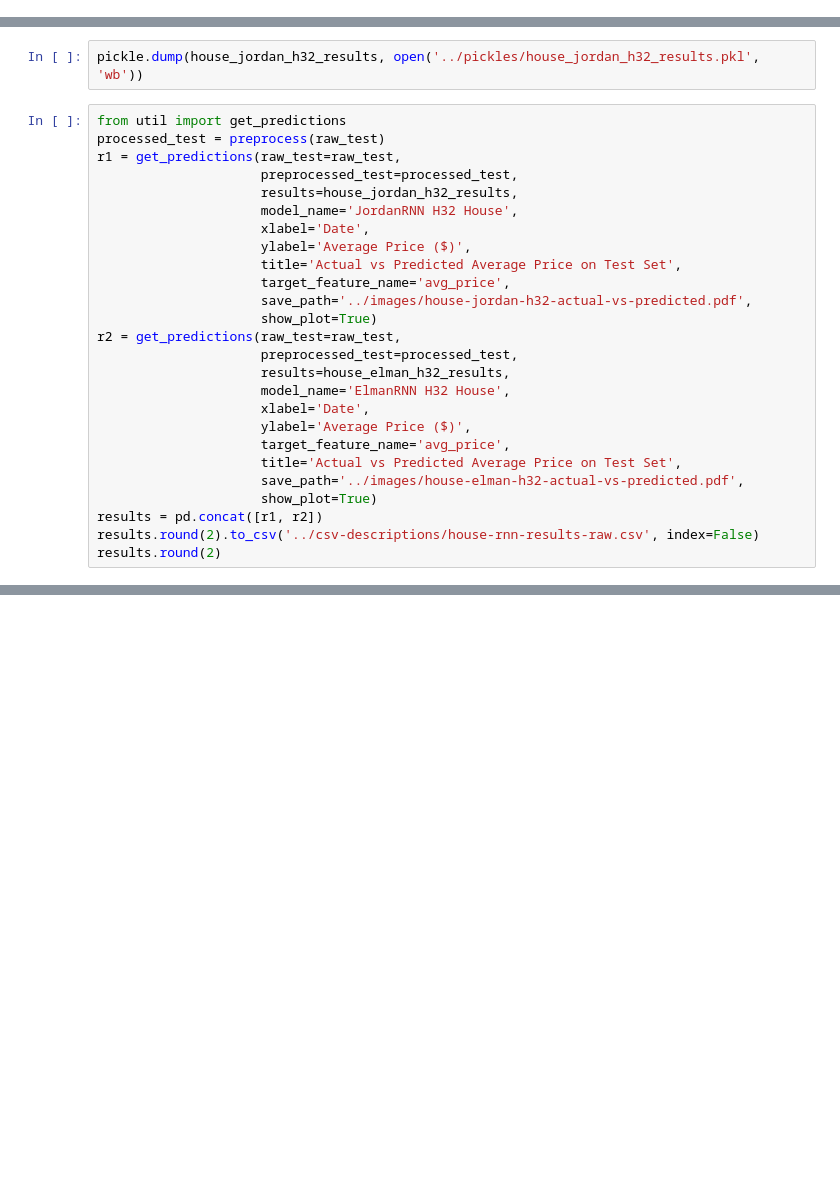
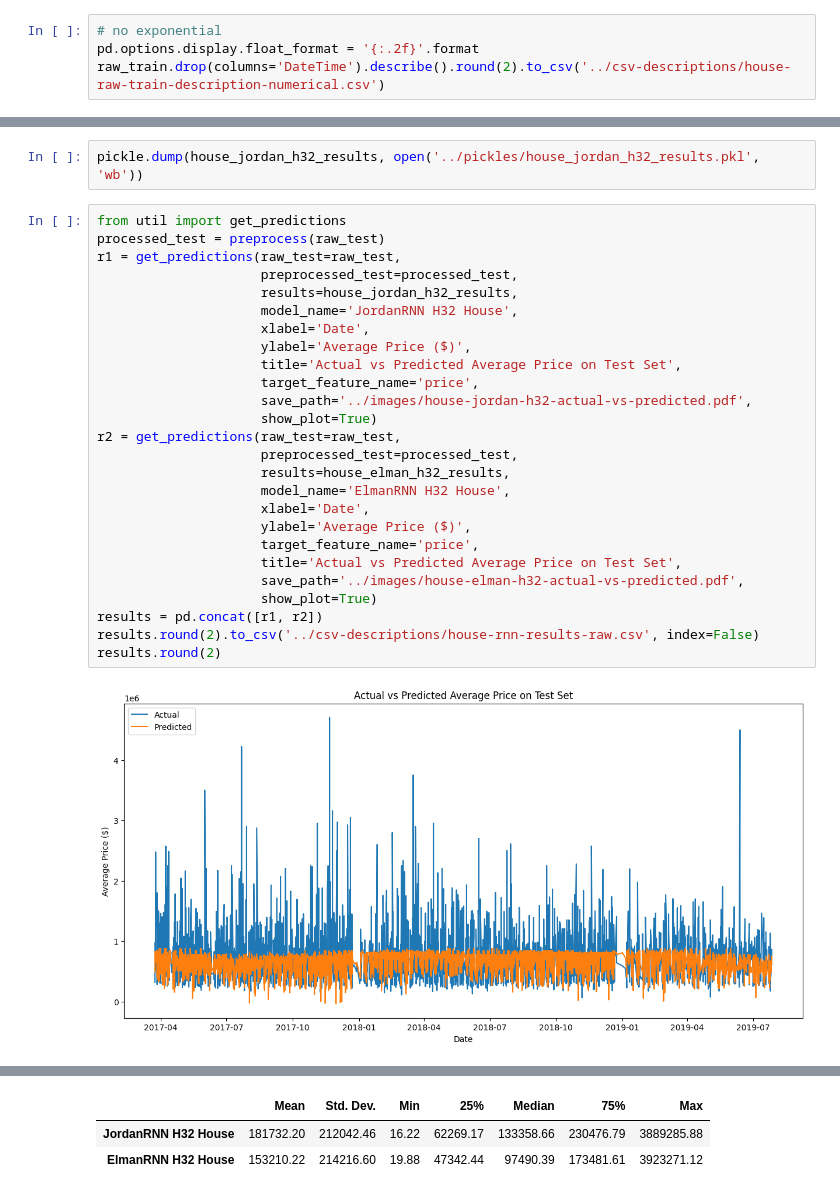
Before and after one commit to chrisjohnklopper/Machine-Learning-Assignment-3, a Jupyter notebook: notebooks/house.ipynb, the cells around one changed output, grey strips where cells are left out. Saved outputs shown, nothing was run; the diff lists cells and outputs as text; blank space fills up the shorter version.

```diff
--- a/notebooks/house.ipynb
+++ b/notebooks/house.ipynb
@@ -39,3 +41,7 @@ preprocessed_test = preprocess(raw_test)
+# %%
+# no exponential
+pd.options.display.float_format = '{:.2f}'.format
+raw_train.drop(columns='DateTime').describe().round(2).to_csv('../csv-descriptions/house-raw-train-description-numerical.csv')
 # %%
 from util import training, ElmanRNN
 
@@ -353,26 +414,28 @@ pickle.dump(house_jordan_h32_results, open('../pickles/house_jordan_h32_results.
 # %%
 from util import get_predictions
 processed_test = preprocess(raw_test)
 r1 = get_predictions(raw_test=raw_test,
                      preprocessed_test=processed_test,
                      results=house_jordan_h32_results,
                      model_name='JordanRNN H32 House',
                      xlabel='Date',
                      ylabel='Average Price ($)',
                      title='Actual vs Predicted Average Price on Test Set',
-                     target_feature_name='avg_price',
+                     target_feature_name='price',
                      save_path='../images/house-jordan-h32-actual-vs-predicted.pdf',
                      show_plot=True)
 r2 = get_predictions(raw_test=raw_test,
                      preprocessed_test=processed_test,
                      results=house_elman_h32_results,
                      model_name='ElmanRNN H32 House',
                      xlabel='Date',
                      ylabel='Average Price ($)',
-                     target_feature_name='avg_price',
+                     target_feature_name='price',
                      title='Actual vs Predicted Average Price on Test Set',
                      save_path='../images/house-elman-h32-actual-vs-predicted.pdf',
                      show_plot=True)
 results = pd.concat([r1, r2])
 results.round(2).to_csv('../csv-descriptions/house-rnn-results-raw.csv', index=False)
 results.round(2)
+# %% [output]
+[figure, added]
@@ -378,0 +443,3 @@ results.round(2)
+|  | Mean | Std. Dev. | Min | 25% | Median | 75% | Max |
+| JordanRNN H32 House | 181732.20 | 212042.46 | 16.22 | 62269.17 | 133358.66 | 230476.79 | 3889285.88 |
+| ElmanRNN H32 House | 153210.22 | 214216.60 | 19.88 | 47342.44 | 97490.39 | 173481.61 | 3923271.12 |
```
Also changed, not shown: parts of 3 cells of this notebook, 12 other files.
